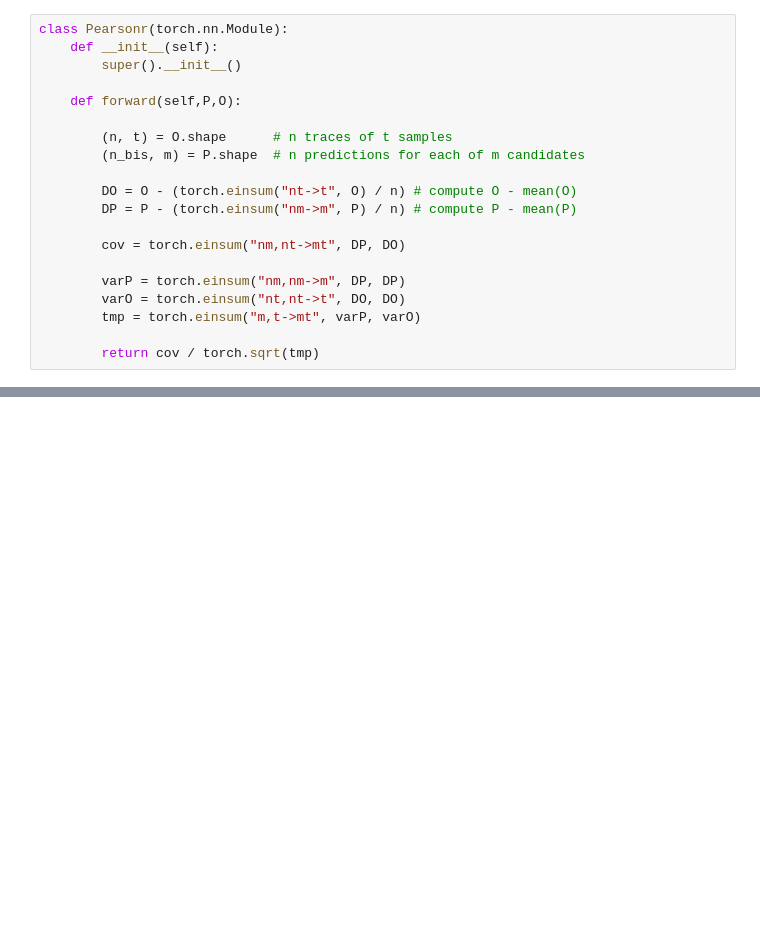
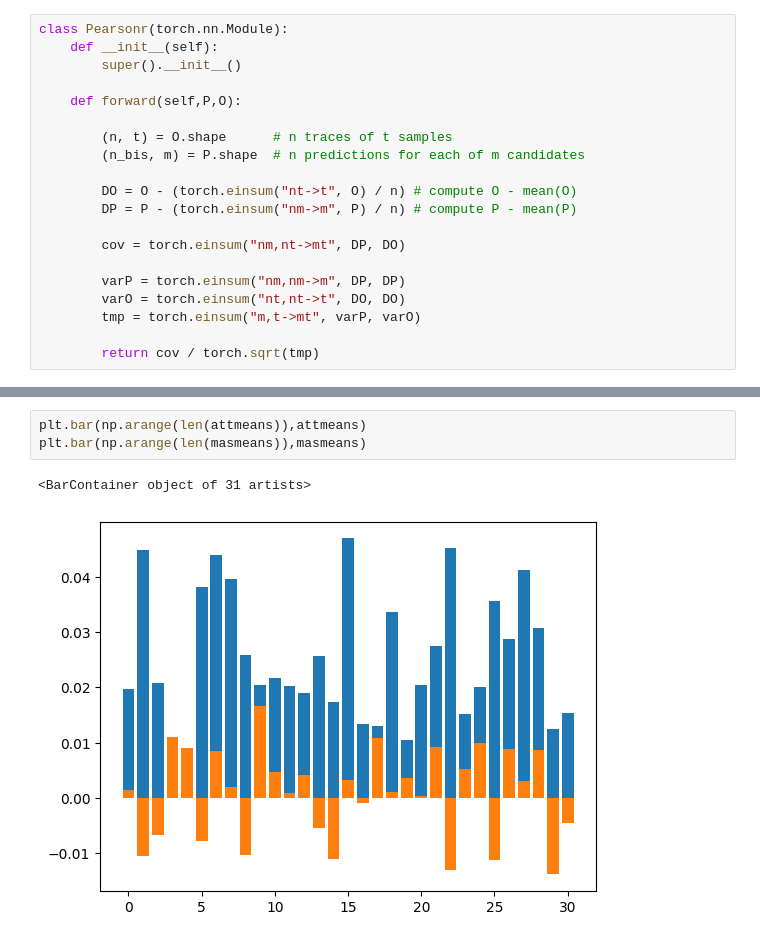
Before and after one commit to sofiboselli/MasterThesis, a Jupyter notebook: Python/Transformers/Erik.ipynb, the cells around one changed output, grey strips where cells are left out. Cells and saved outputs as stored; diff of their text form; blank space fills up the shorter version.

```diff
--- a/Python/Transformers/Erik.ipynb
+++ b/Python/Transformers/Erik.ipynb
@@ -339,0 +441,6 @@ NameError: name 'lr_finder' is not defined
+# %%
+plt.bar(np.arange(len(attmeans)),attmeans)
+plt.bar(np.arange(len(masmeans)),masmeans)
+# %% [output]
+<BarContainer object of 31 artists>
+[figure, added]
```
Also changed, not shown: parts of 54 cells of this notebook, 6 other files.
